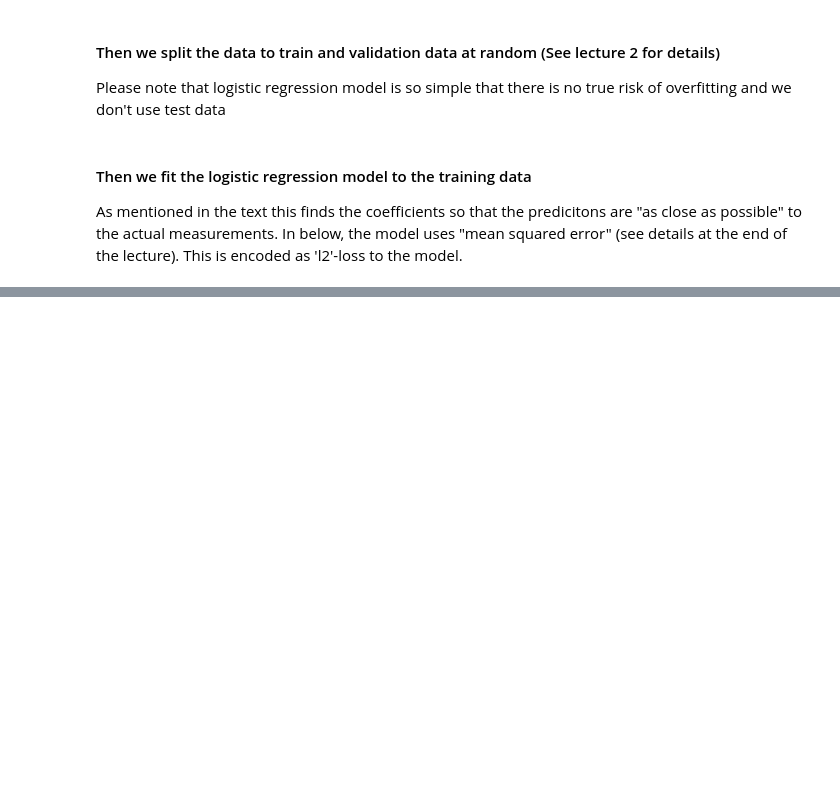
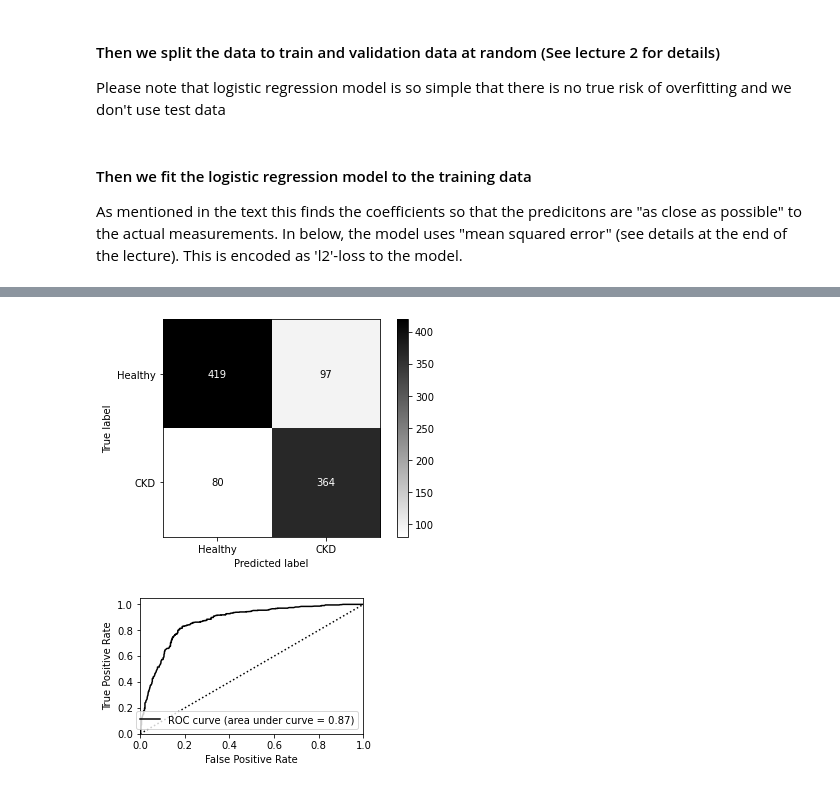
Before and after one commit to esiivola/syke-machine-learning-course, a Jupyter notebook: Lesson-3.ipynb, the cells around one changed output, grey strips where cells are left out. Saved outputs shown, nothing was run; the diff lists cells and outputs as text; code cells hidden in the pictures; blank space fills up the shorter version.

```diff
--- a/Lesson-3.ipynb
+++ b/Lesson-3.ipynb
@@ -229,2 +254,18 @@ It seems that Observation depth and time of year affect most to the results as t
 
 #### We then visualize the predictions on the validation data in comparison to the actual measurements to see where the model fails
+# %%
+sklearn.metrics.plot_confusion_matrix(clf, data_frame_mammo_normalized[features_mammo_classification],
+                                      data_frame_mammo_normalized[feature_mammo_target].values.reshape(-1),
+                                      display_labels=['Healthy','CKD'], cmap='binary')
+
+
+y_test = data_frame_mammo_normalized['SEVERITY']
+lr_probs = clf.predict_proba(data_frame_mammo_normalized[features_mammo_classification])
+# keep probabilities for the positive outcome only
+lr_probs = lr_probs[:, 1]
+
+#print(y_score)
+plotting_utils.draw_binary_roc(y_test.values, lr_probs)
+# %% [output]
+[figure, added]
+[figure, added]
```
Also changed, not shown: parts of 41 cells of this notebook, 2 other files.
